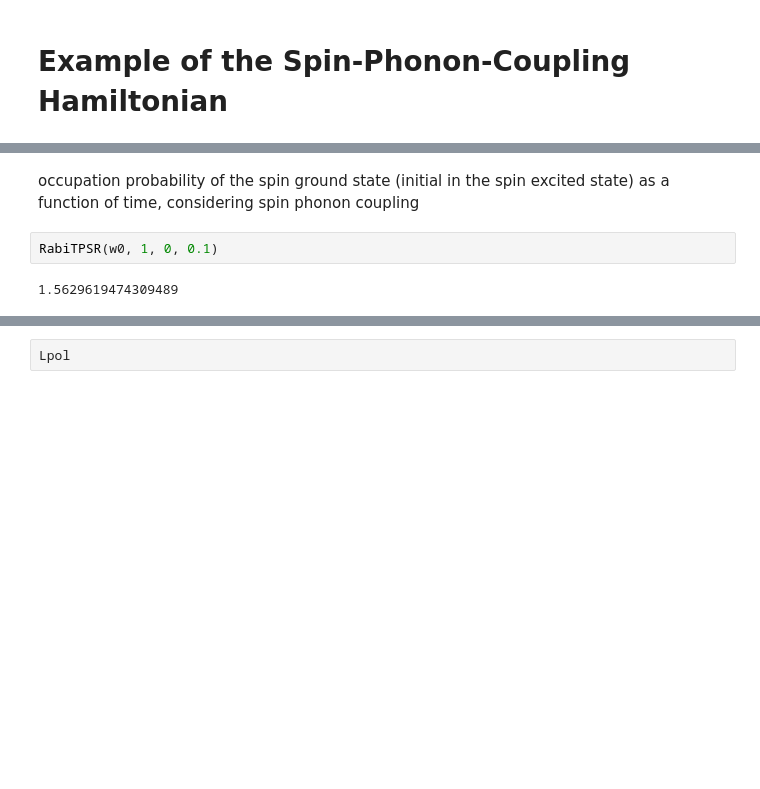
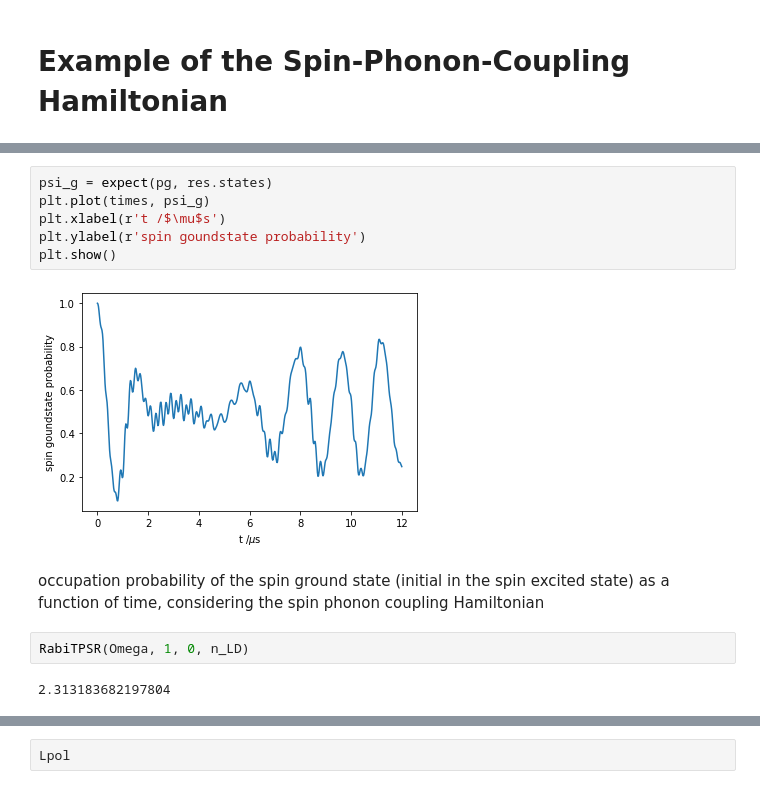
Before and after one commit to R-Thomm/Robin-Master, a Jupyter notebook: squeezed.ipynb, the cells around one changed output, grey strips where cells are left out. Cells and saved outputs as stored; diff of their text form; blank space fills up the shorter version.

```diff
--- a/squeezed.ipynb
+++ b/squeezed.ipynb
@@ -292,6 +296,14 @@ print(round(time.time()-t1), "s")
+# %%
+psi_g = expect(pg, res.states)
+plt.plot(times, psi_g)
+plt.xlabel(r't /$\mu$s')
+plt.ylabel(r'spin goundstate probability')
+plt.show()
+# %% [output]
+[figure, added]
 # %% [markdown]
-occupation probability of the spin ground state (initial in the spin excited state) as a function of time, considering spin phonon coupling
+occupation probability of the spin ground state (initial in the spin excited state) as a function of time, considering the spin phonon coupling Hamiltonian
 # %%
-RabiTPSR(w0, 1, 0, 0.1)
+RabiTPSR(Omega, 1, 0, n_LD)
 # %% [output]
-1.5629619474309489
+2.313183682197804
```
Also changed, not shown: parts of 7 cells of this notebook, 1 other file.
